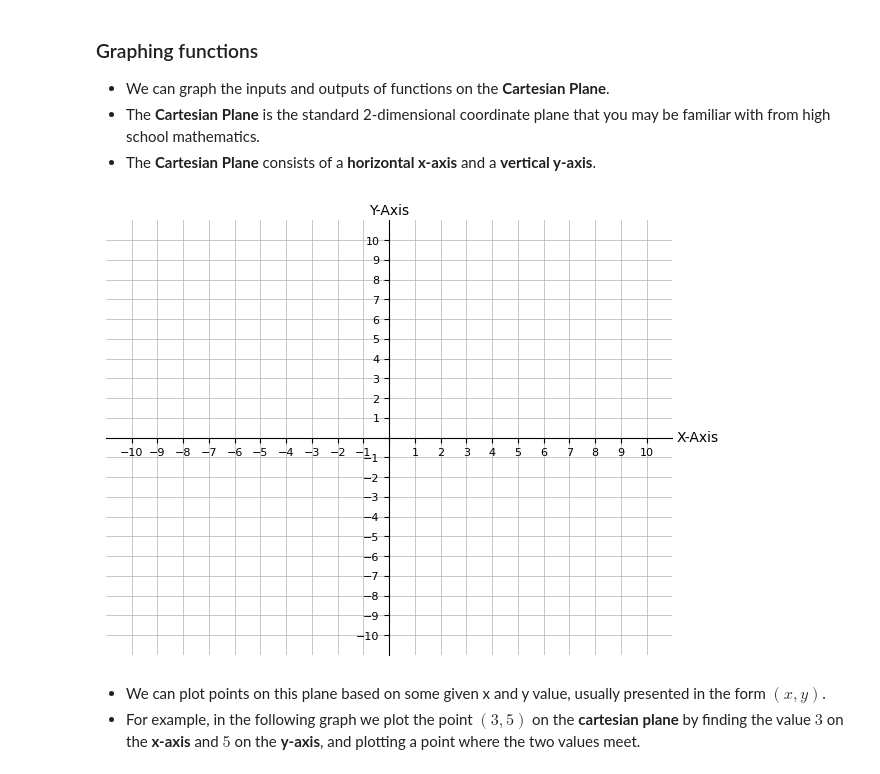
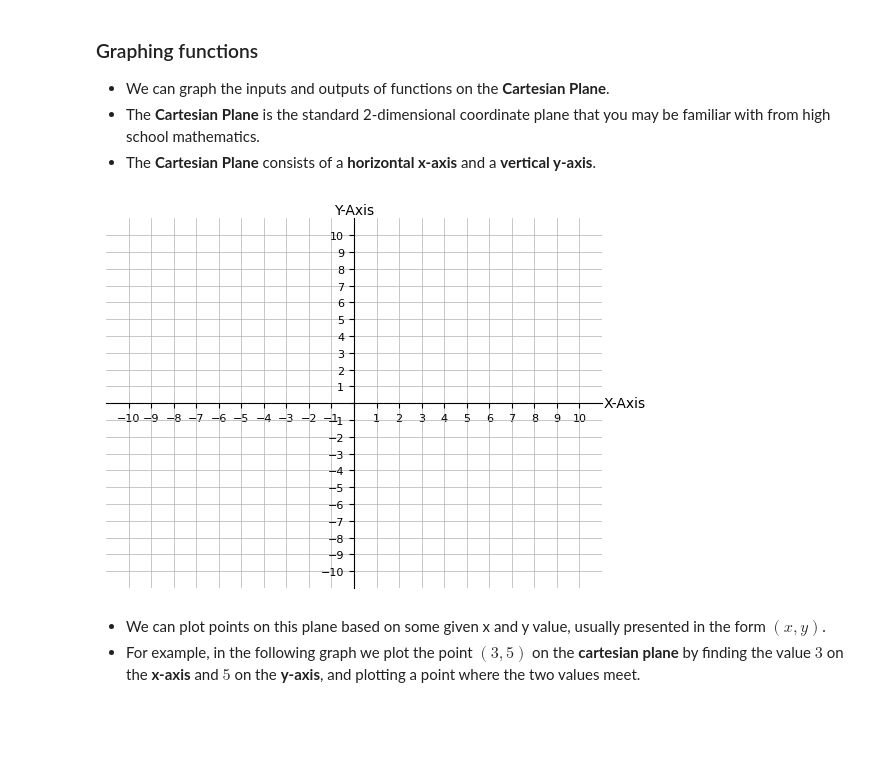
Before and after one commit to jdglaser/dsa-studying, a Jupyter notebook: big-o-notation.ipynb, the cells around one changed output. Saved outputs shown, nothing was run; the diff lists cells and outputs as text; code cells hidden in the pictures; blank space fills up the shorter version.

```diff
--- a/big-o-notation.ipynb
+++ b/big-o-notation.ipynb
@@ -52,42 +52,42 @@ def get_cartesian_plane(min_val: int = -10, max_val: int = 10) -> tuple[Figure,
     ax.grid(True, linewidth=0.5)
 
     x_axis_label_loc = range_vals[-1] + 2 if max_val >= 0 else range_vals[-1] - 2
+    y_axis_label_loc = range_vals[-1] + 1.5 if max_val >= 0 else range_vals[-1] - 1.5
     ax.annotate("X-Axis", [range_vals[-1], 0], xytext=[x_axis_label_loc, 0], ha='center', va='center')
-    ax.annotate("Y-Axis", [0, 11], xytext=[0, 11.5], ha='center', va='center')
+    ax.annotate("Y-Axis", [0, range_vals[-1]], xytext=[0, y_axis_label_loc], ha='center', va='center')
 
     ax.set_ylim(bottom=range_vals[0]-1, top=range_vals[-1]+1)
     ax.set_xlim(left=range_vals[0]-1, right=range_vals[-1]+1)
 
     if 0 in range_vals:
         idx = range_vals.index(0)
         ax.xaxis.get_major_ticks()[idx].label1.set_visible(False)
         ax.yaxis.get_major_ticks()[idx].label1.set_visible(False)
 
     return fig, ax
 
 def plot_point(x: float, y: float, ax: Axes, label_pos: Literal["top", "left", "bottom", "right"] = "top") -> None:
     ax.add_line(Line2D([x, x], [0, y], color="red", linestyle="--", linewidth=1))
     ax.add_line(Line2D([0, x], [y, y], color="red", linestyle="--", linewidth=1))
     ax.plot(x, y, "o", color=(0, 0, 0), markersize=4)
 
     match label_pos:
         case "top":
             pos = [x, y+0.5]
         case "bottom":
             pos = [x, y-0.5]
         case "left":
             pos = [x-1, y]
         case "right":
             pos = [x+1, y]
 
     ax.annotate(f"({x}, {y})", [x, y], pos, ha="center", va="center", color=(0, 0, 0), fontsize=9)
 
 fig, ax = get_cartesian_plane()
 
-plt.tight_layout()
 plt.show()
 # %% [output]
-[figure, old version]
+[figure, new version]
 # %% [markdown]
 + We can plot points on this plane based on some given x and y value, usually presented in the form $(x, y)$.
 + For example, in the following graph we plot the point $(3, 5)$ on the **cartesian plane** by finding the value $3$ on the **x-axis** and $5$ on the **y-axis**, and plotting a point where the two values meet.
```
Also changed, not shown: parts of 8 cells of this notebook.
